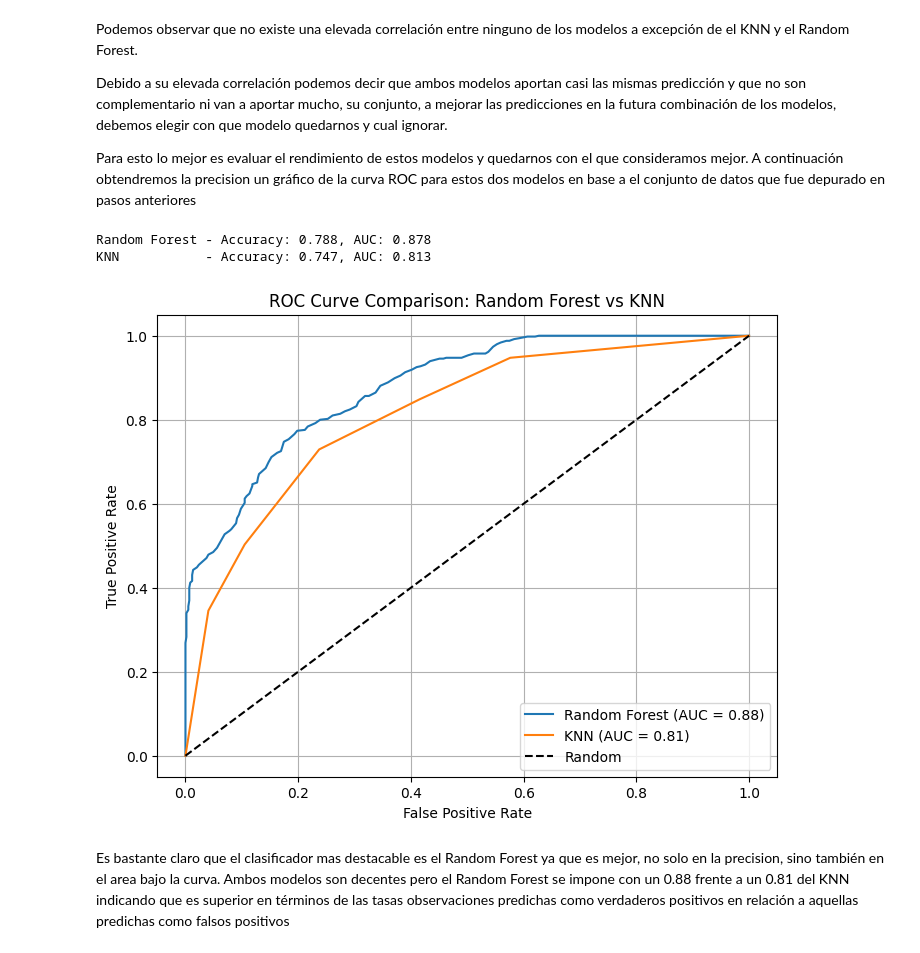
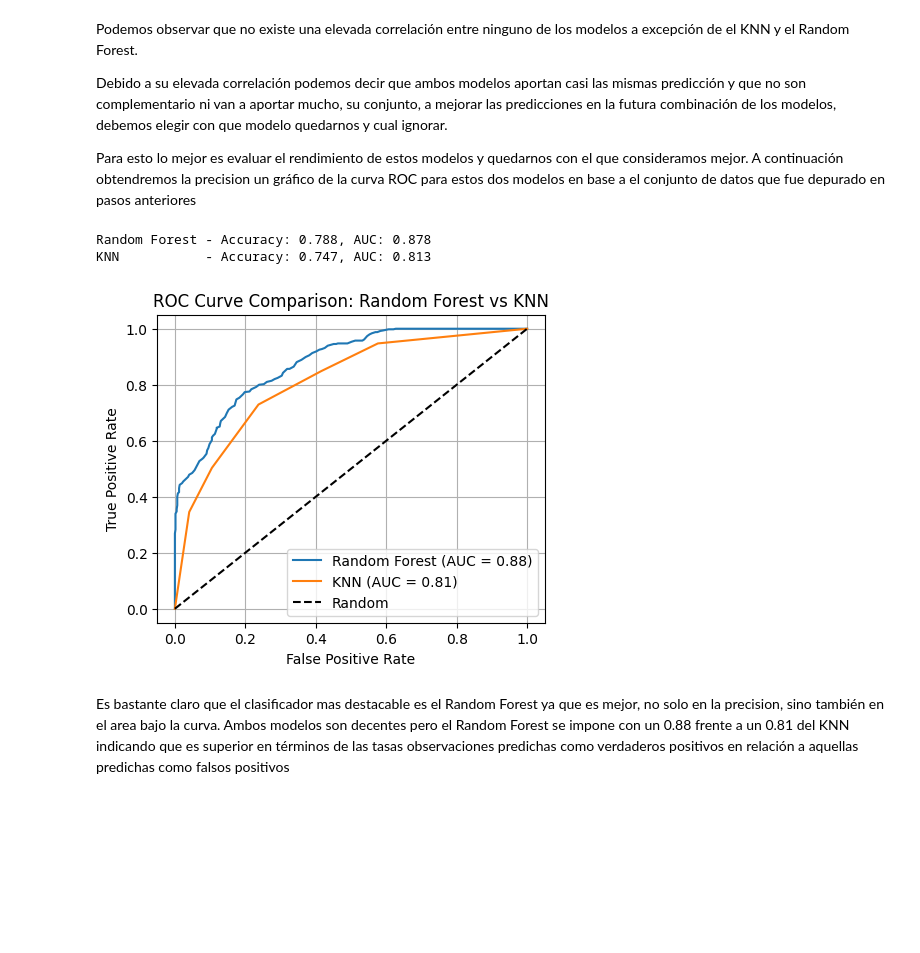
Before and after one commit to PabloPaezSheridan/BinaryClasifficationRNN, a Jupyter notebook: Solution/BinaryClassificationCarPainting.ipynb, the cells around one changed output. Saved outputs shown, nothing was run; the diff lists cells and outputs as text; code cells hidden in the pictures; blank space fills up the shorter version.

```diff
--- a/Solution/BinaryClassificationCarPainting.ipynb
+++ b/Solution/BinaryClassificationCarPainting.ipynb
@@ -468,35 +474,35 @@ def CompareRandomForestKNN():
     # Train KNN
     knn_model = KNeighborsClassifier(n_neighbors=5)
     knn_model.fit(X_train, Y_train)
     knn_pred = knn_model.predict(X_test)
     knn_proba = knn_model.predict_proba(X_test)[:, 1]
     knn_acc = accuracy_score(Y_test, knn_pred)
     knn_auc = roc_auc_score(Y_test, knn_proba)
 
     # Print metrics
     print(f"Random Forest - Accuracy: {rf_acc:.3f}, AUC: {rf_auc:.3f}")
     print(f"KNN           - Accuracy: {knn_acc:.3f}, AUC: {knn_auc:.3f}")
 
     # Plot ROC curves
     fpr_rf, tpr_rf, _ = roc_curve(Y_test, rf_proba)
     fpr_knn, tpr_knn, _ = roc_curve(Y_test, knn_proba)
 
-    plt.figure(figsize=(8,6))
+    plt.figure(figsize=(5,4))
     plt.plot(fpr_rf, tpr_rf, label=f'Random Forest (AUC = {rf_auc:.2f})')
     plt.plot(fpr_knn, tpr_knn, label=f'KNN (AUC = {knn_auc:.2f})')
     plt.plot([0,1],[0,1],'k--', label='Random')
     plt.xlabel('False Positive Rate')
     plt.ylabel('True Positive Rate')
     plt.title('ROC Curve Comparison: Random Forest vs KNN')
     plt.legend(loc='lower right')
     plt.grid(True)
     plt.show()
 
 CompareRandomForestKNN()
 # %% [output]
 Random Forest - Accuracy: 0.788, AUC: 0.878
 KNN           - Accuracy: 0.747, AUC: 0.813
-[figure, old version]
+[figure, new version]
 # %% [markdown]
 Es bastante claro que el clasificador mas destacable es el Random Forest ya que es mejor, no solo en la precision, sino también en el area bajo la curva. Ambos modelos son decentes pero el Random Forest se impone con un 0.88 frente a un 0.81 del KNN indicando que es superior en términos de las tasas observaciones predichas como verdaderos positivos en relación a aquellas predichas como falsos positivos
 # %% [markdown]
```
Also changed, not shown: parts of 9 cells of this notebook, 1 other file.
